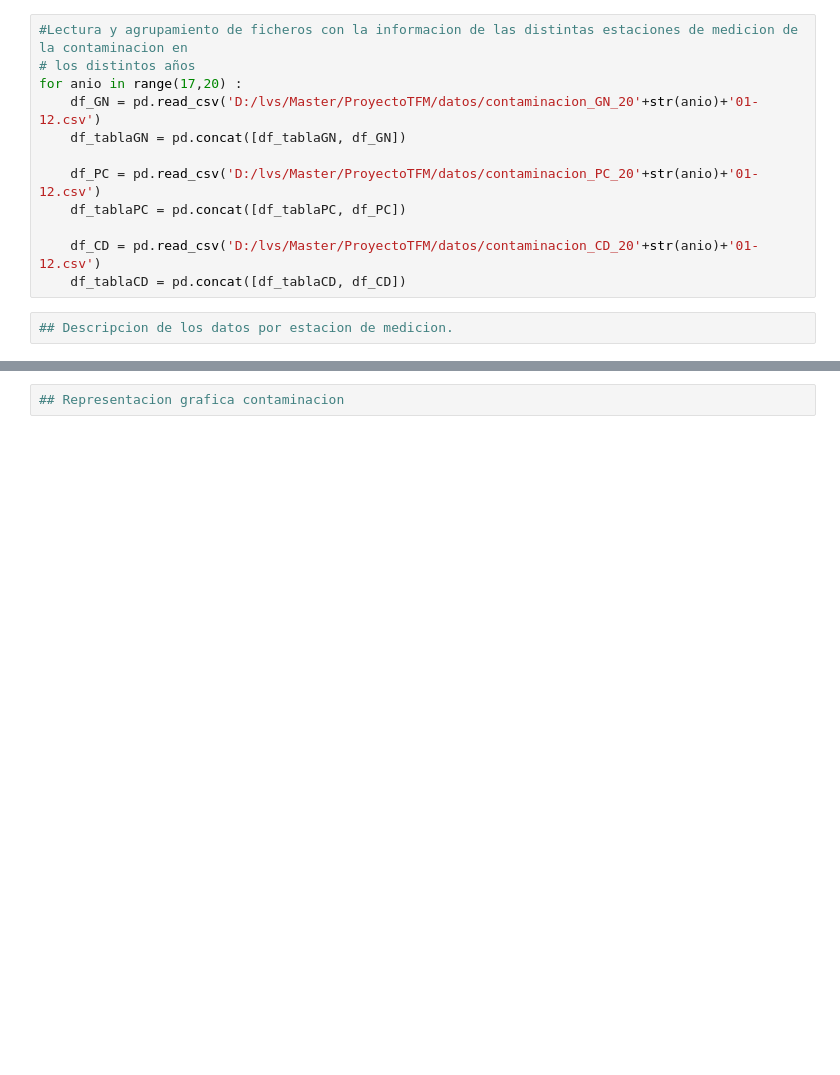
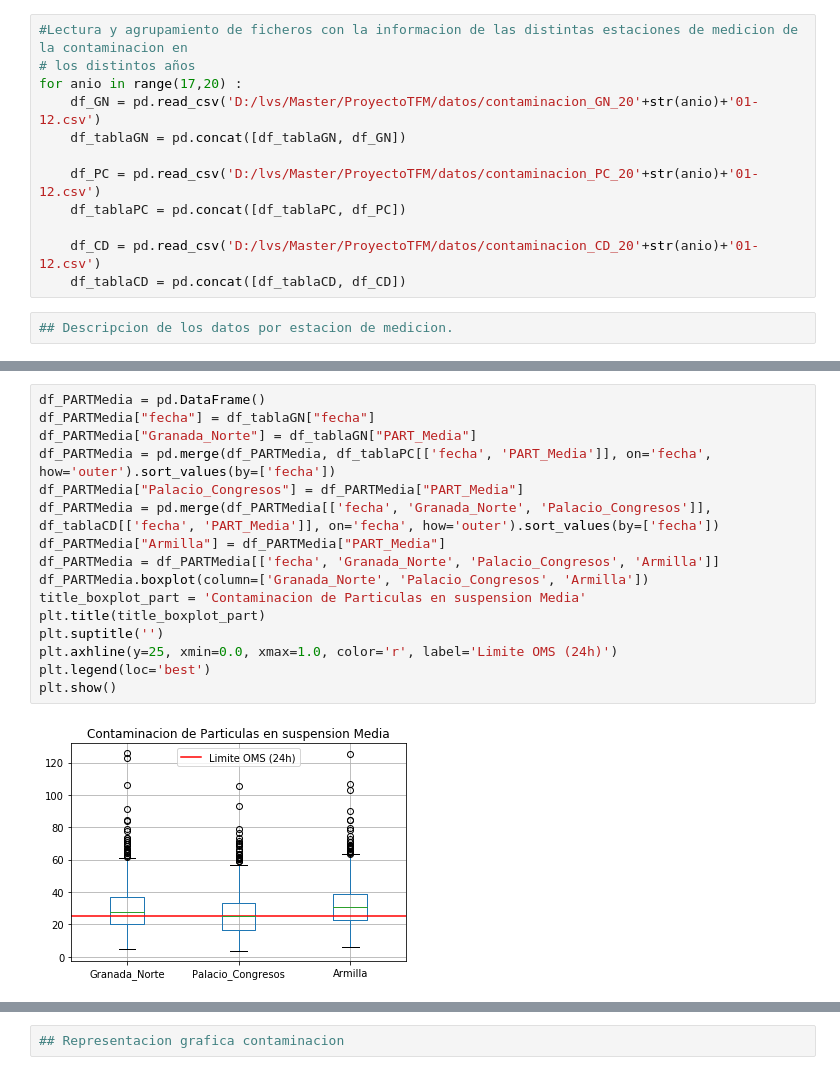
Before and after one commit to leovs21/TFM_Analisis-predictivo-de-la-contaminacion-en-Granada, a Jupyter notebook: Analisis Descriptivo Contaminacion.ipynb, the cells around one changed output, grey strips where cells are left out. Drawn from its saved outputs; the diff is of its cells as text; blank space fills up the shorter version.

```diff
--- a/Analisis Descriptivo Contaminacion.ipynb
+++ b/Analisis Descriptivo Contaminacion.ipynb
@@ -37,0 +58,18 @@ df_tablaGN[['NO2_Min', 'CO_Media', 'CO_Mediana', 'CO_Max', 'CO_Min', 'O3_Media',
+# %%
+df_PARTMedia = pd.DataFrame()
+df_PARTMedia["fecha"] = df_tablaGN["fecha"]
+df_PARTMedia["Granada_Norte"] = df_tablaGN["PART_Media"]
+df_PARTMedia = pd.merge(df_PARTMedia, df_tablaPC[['fecha', 'PART_Media']], on='fecha', how='outer').sort_values(by=['fecha'])
+df_PARTMedia["Palacio_Congresos"] = df_PARTMedia["PART_Media"]
+df_PARTMedia = pd.merge(df_PARTMedia[['fecha', 'Granada_Norte', 'Palacio_Congresos']], df_tablaCD[['fecha', 'PART_Media']], on='fecha', how='outer').sort_values(by=['fecha'])
+df_PARTMedia["Armilla"] = df_PARTMedia["PART_Media"]
+df_PARTMedia = df_PARTMedia[['fecha', 'Granada_Norte', 'Palacio_Congresos', 'Armilla']]
+df_PARTMedia.boxplot(column=['Granada_Norte', 'Palacio_Congresos', 'Armilla'])
+title_boxplot_part = 'Contaminacion de Particulas en suspension Media'
+plt.title(title_boxplot_part)
+plt.suptitle('')
+plt.axhline(y=25, xmin=0.0, xmax=1.0, color='r', label='Limite OMS (24h)')
+plt.legend(loc='best')
+plt.show()
+# %% [output]
+[figure, added]
```
Also changed, not shown: parts of 14 cells of this notebook.
